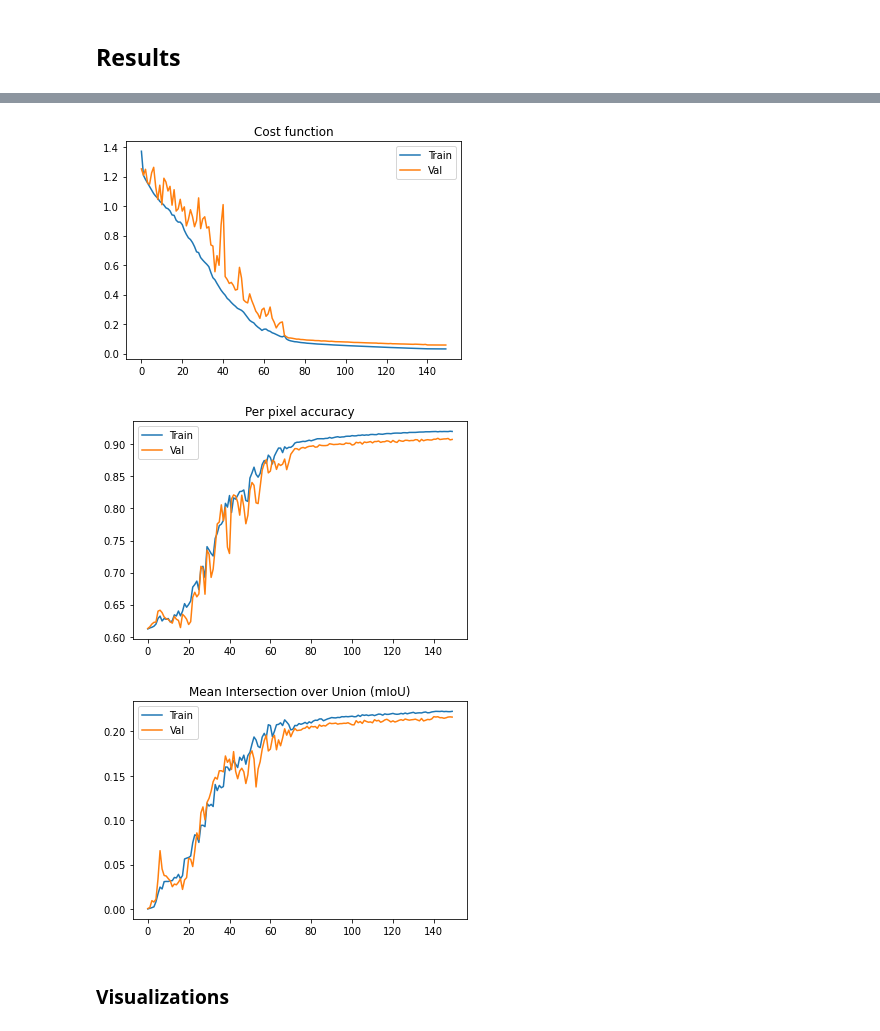
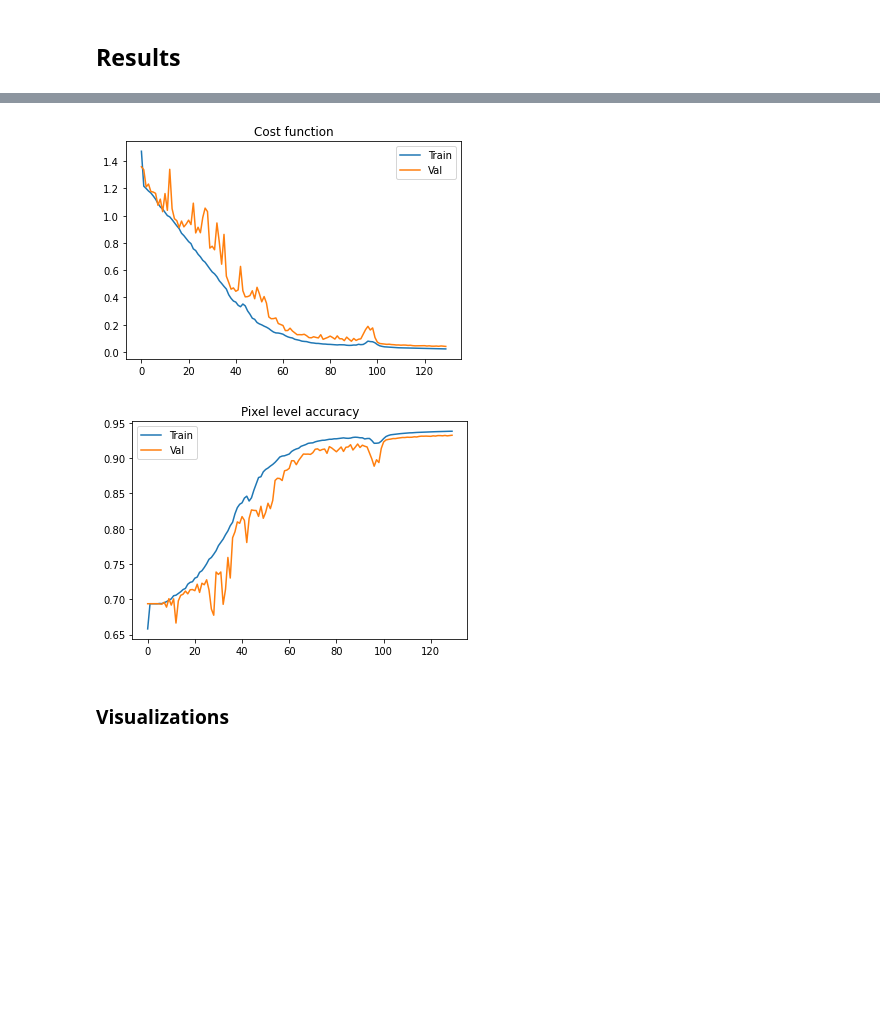
Before and after one commit to Jolloniego/paper-implementations, a Jupyter notebook: notebooks/UNet_Segmentation.ipynb, the cells around one changed output, grey strips where cells are left out. Saved outputs shown, nothing was run; the diff lists cells and outputs as text; code cells hidden in the pictures; blank space fills up the shorter version.

```diff
--- a/notebooks/UNet_Segmentation.ipynb
+++ b/notebooks/UNet_Segmentation.ipynb
@@ -378,28 +366,31 @@ def segmentation_train(
 ):
     train_loss_hist = []
     train_acc_hist = []
-    train_iou_hist = []
     val_loss_hist = []
     val_acc_hist = []
-    val_iou_hist = []
+
+    best_model_weights = None
+    best_val_loss = math.inf
 
     loss_function = nn.CrossEntropyLoss(ignore_index=255).to(device)
 
     for epoch in range(epochs):
         start = time.time()
-        train_loss, train_acc, train_iou = train_epoch(
+        train_loss, train_acc = train_epoch(
             model, optimizer, train_dataloader, loss_function
         )
         train_loss_hist.append(train_loss)
         train_acc_hist.append(train_acc)
-        train_iou_hist.append(train_iou)
 
-        val_loss, val_acc, val_iou = test_epoch(
+        val_loss, val_acc = test_epoch(
             model, optimizer, train_dataloader, loss_function
         )
         val_loss_hist.append(val_loss)
         val_acc_hist.append(val_acc)
-        val_iou_hist.append(val_iou)
+
+        if val_loss < best_val_loss:
+          best_val_loss = val_loss
+          best_model_weights = model.state_dict().copy()
 
         lr_scheduler.step()
 
@@ -407,19 +398,18 @@ def segmentation_train(
             f"Epoch {epoch + 1} | "
             f"Train Loss {train_loss:.6f} | "
             f"Train pixel accuracy {train_acc:.2f} | "
-            f"Train mIoU {train_iou:.3f} | "
             f"Val Loss {val_loss:.6f} | "
             f"Validation pixel accuracy {val_acc:.2f} | "
-            f"Validation mIoU {val_iou:.3f} | "
             f"Time {time.time() - start:.2f} sec"
         )
+
+    model.load_state_dict(best_model_weights)
+
     return (
         train_loss_hist,
         val_loss_hist,
         train_acc_hist,
         val_acc_hist,
-        train_iou_hist,
-        val_iou_hist,
     )
 # %% [markdown]
 ## Results
@@ -429,18 +419,18 @@ PASCAL_VOC_CLASSES = len(VOC_CLASSES)
 train_dataloader = DataLoader(
     train_data, batch_size=32, num_workers=2, pin_memory=True
 )
-val_dataloader = DataLoader(test_data, batch_size=16, num_workers=2, pin_memory=True)
+val_dataloader = DataLoader(test_data, batch_size=32, num_workers=2, pin_memory=True)
 
 # Define model
 u_net_model = UNet(input_channels=3, output_channels=PASCAL_VOC_CLASSES).to(device)
 
 net_optimizer = torch.optim.Adam(u_net_model.parameters(), lr=0.001)
 
-scheduler = torch.optim.lr_scheduler.StepLR(net_optimizer, step_size=70)
+scheduler = torch.optim.lr_scheduler.StepLR(net_optimizer, step_size=100)
 # %%
-N_EPOCHS = 150
+N_EPOCHS = 130
 
-train_losses, val_losses, train_acc, val_acc, train_iou, val_iou = segmentation_train(
+train_losses, val_losses, train_acc, val_acc = segmentation_train(
     u_net_model, net_optimizer, scheduler, train_dataloader, val_dataloader, epochs=N_EPOCHS
 )
 
@@ -453,12 +443,6 @@ plt.show()
 plt.plot(range(N_EPOCHS), train_acc, label="Train")
 plt.plot(range(N_EPOCHS), val_acc, label="Val")
 plt.legend()
-plt.title("Per pixel accuracy")
+plt.title("Pixel level accuracy")
 plt.show()
-
-plt.plot(range(N_EPOCHS), train_iou, label="Train")
-plt.plot(range(N_EPOCHS), val_iou, label="Val")
-plt.legend()
-plt.title("Mean Intersection over Union (mIoU)")
-plt.show()
 # %% [output]
@@ -482,6 +466,5 @@ Epoch 150 | Train Loss 0.031698 | Train pixel accuracy 0.92 | Train mIoU 0.223 |
-[figure, old version]
+[figure, new version]
-[figure, old version]
+[figure, new version]
-[figure, removed]
 # %% [markdown]
 ### Visualizations
 # %%
```
Also changed, not shown: parts of 8 cells of this notebook, 1 other file.
